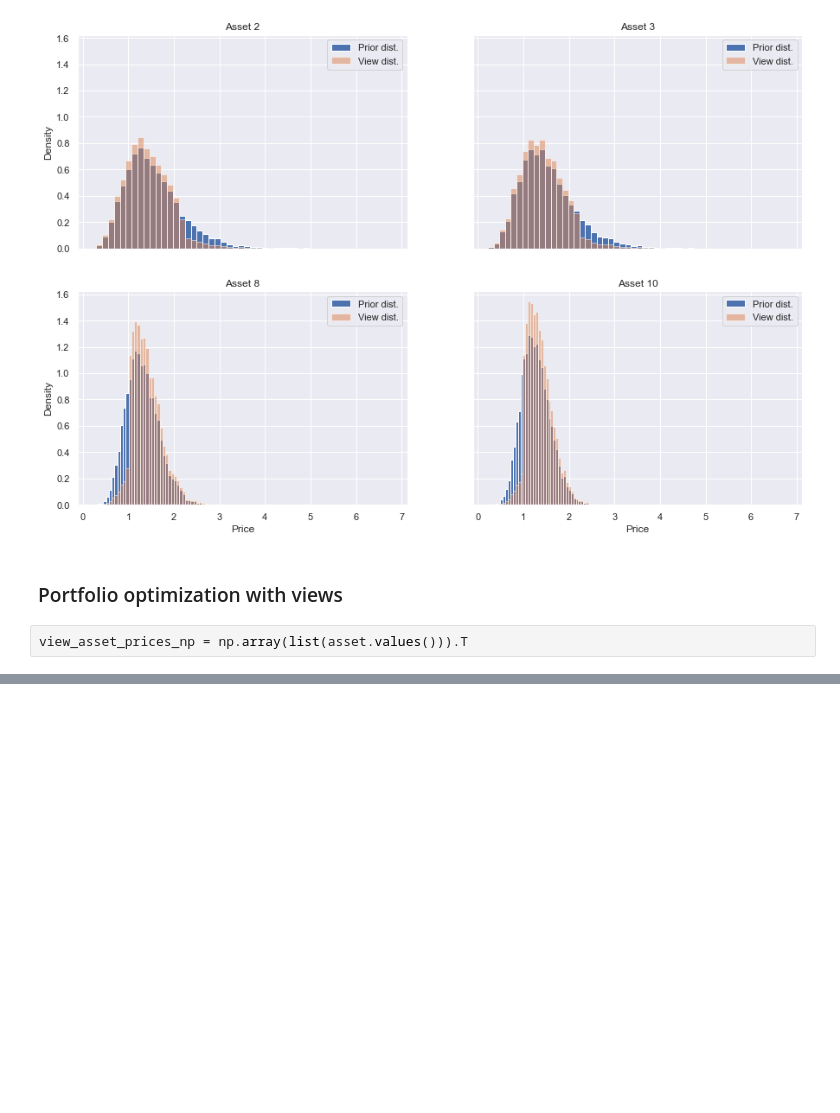
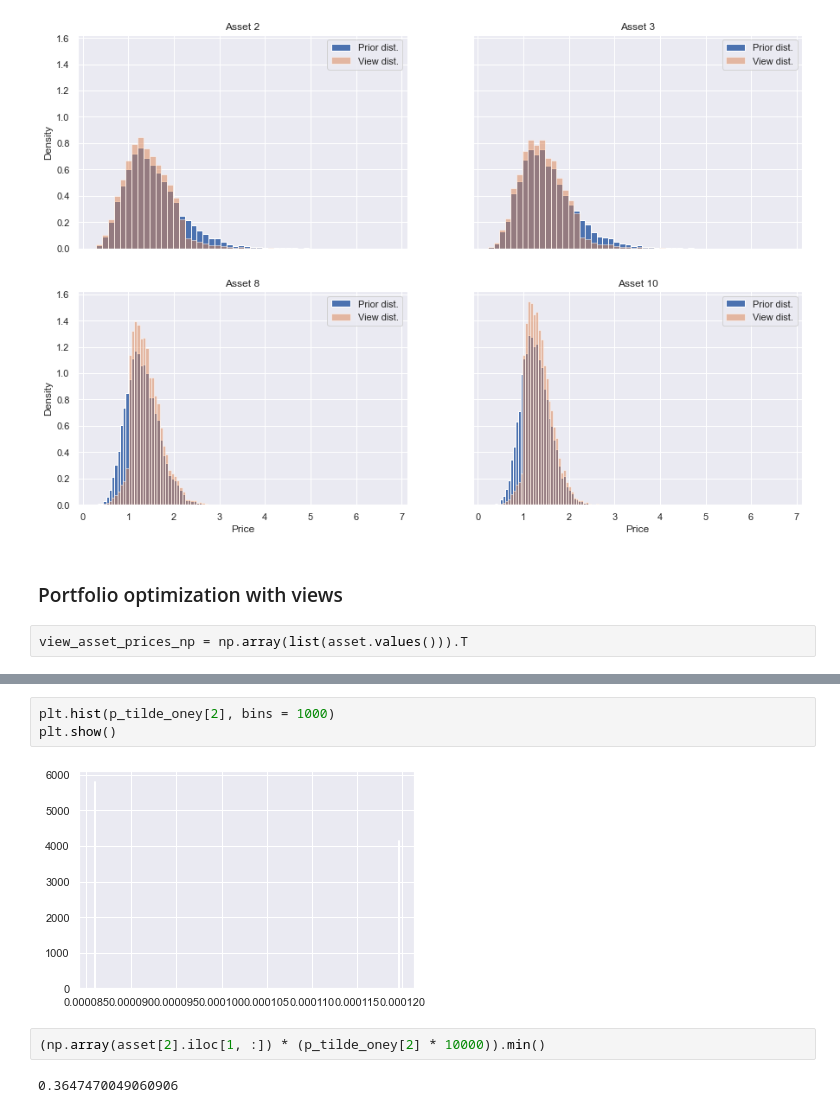
Before and after one commit to frgy17ac/Exammmmm, a Jupyter notebook: Solutions/Solution to Optimizing portfolios.ipynb, the cells around one changed output, grey strips where cells are left out. Saved outputs shown, nothing was run; the diff lists cells and outputs as text; blank space fills up the shorter version.

```diff
--- a/Solutions/Solution to Optimizing portfolios.ipynb
+++ b/Solutions/Solution to Optimizing portfolios.ipynb
@@ -820,0 +802,9 @@ TypeError: Cannot cast array data from dtype('float64') to dtype('int64') accord
+# %%
+plt.hist(p_tilde_oney[2], bins = 1000)
+plt.show()
+# %% [output]
+[figure, added]
+# %%
+(np.array(asset[2].iloc[1, :]) * (p_tilde_oney[2] * 10000)).min()
+# %% [output]
+0.3647470049060906
```
Also changed, not shown: parts of 20 cells of this notebook.
